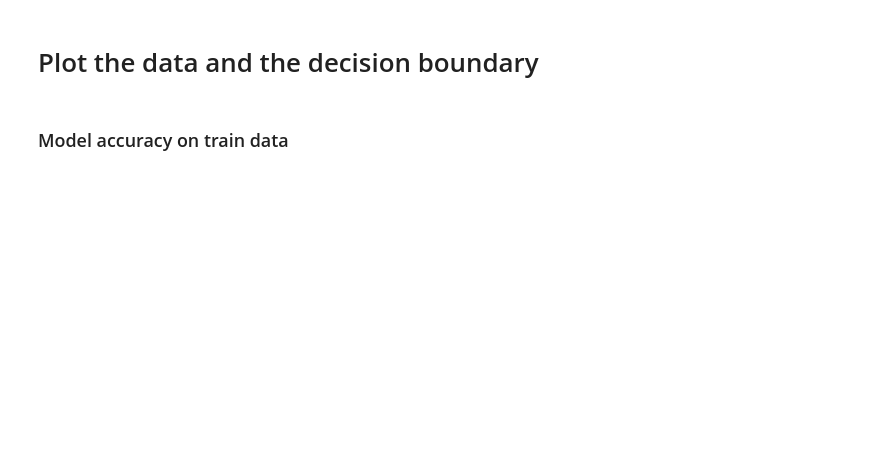
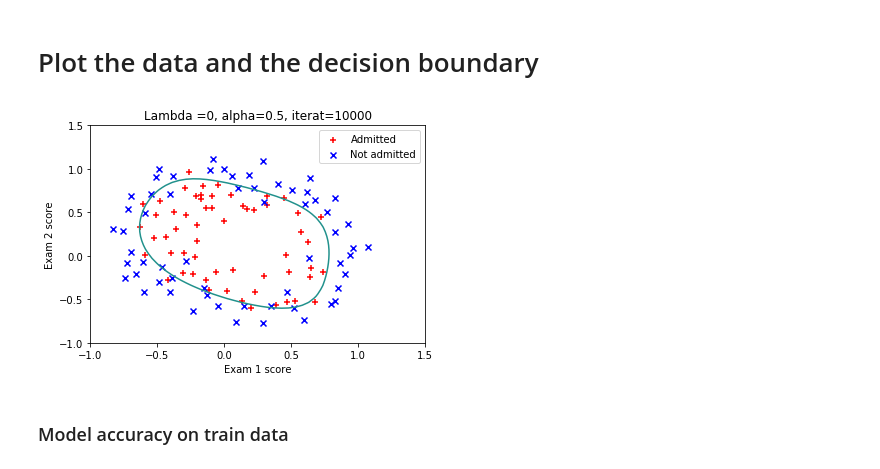
Before and after one commit to vascoalramos/taa, a Jupyter notebook: practical-labs/lab03/ML_Regularized_LogReg.ipynb, the cells around one changed output. Cells and saved outputs as stored; diff of their text form; code cells hidden in the pictures; blank space fills up the shorter version.

```diff
--- a/practical-labs/lab03/ML_Regularized_LogReg.ipynb
+++ b/practical-labs/lab03/ML_Regularized_LogReg.ipynb
@@ -99,11 +129,11 @@ def sigmoid(z):
     of the logistic regression classifier
     """
 
-    #number of training examples
-    m=?
+    # number of training examples
+    m = X.shape[0]
 
-    #vector of the model predictions for all training examples
-    h = ?
+    # vector of the model predictions for all training examples
+    h = sigmoid(np.dot(X, theta))
 
     error = (-y * np.log(h)) - ((1-y)*np.log(1-h))
 
@@ -128,12 +158,13 @@ def sigmoid(z):
 Initialize vector theta to 0 and call *costFunctionReg* function.
 # %%
 # Initialize fitting parameters
-initial_theta = ?
+n = X.shape[1]
+initial_theta = np.zeros((n,1))
 
 # Set regularization parameter lambda to 0
-Lambda = ?
+Lambda = 0
 
-#Call CostFunctionReg and get the cost and gradients for initial_theta
-cost, grad= ?
+# Call CostFunctionReg and get the cost and gradients for initial_theta
+cost, grad= costFunctionReg(X, y, initial_theta, Lambda)
 
 print("Cost for initial theta is",round(cost,3) )  #ANSWER: Cost for initial theta is 0.693
@@ -154,11 +187,11 @@ def gradientDescent(X,y,theta,alpha,num_iters,Lambda):
 
     for i in range(num_iters):
 
-        #call CostFunctionReg
-        cost, grad = ?
+        # call CostFunctionReg
+        cost, grad = costFunctionReg(X, y, theta, Lambda)
 
-        #update theta
-        theta = ?
+        # update theta
+        theta = theta - (alpha * grad)
 
         J_history.append(cost)
 
@@ -194,11 +227,13 @@ Make tests with different values of λ, keeping the learning rate alpha=0.5. Get
 <img src="images/L10_a05_it200_plot1.png" style="width:250px;height:200px;">
 <caption><center> **Fig. 8** : **λ = 10,Train Accuracy: 71.20 %** </center></caption>
 # %%
-Lambda =?
-alpha=?
-iterat=?
-initial_theta = ?
-theta , J_history = gradientDescent(Xmap,y,initial_theta,alpha,iterat,Lambda)
+Lambda = 0
+alpha = 0.5
+iterat = 10000
+
+n = Xmap.shape[1]
+initial_theta = np.zeros((n,1))
+theta , J_history = gradientDescent(Xmap, y, initial_theta, alpha, iterat, Lambda)
 # %% [markdown]
 ### Plot the Cost function
 # %%
@@ -220,23 +258,25 @@ def mapFeaturePlot(x1,x2,degree):
             out= np.hstack((out,terms))
     return out
 # %%
-plt.scatter(Xmap[pos[:,0],1],Xmap[pos[:,0],2],c="r",marker="+",label="Admitted")
-plt.scatter(Xmap[neg[:,0],1],Xmap[neg[:,0],2],c="b",marker="x",label="Not admitted")
+plt.scatter(Xmap[positives[:,0],1], Xmap[positives[:,0],2], c="r", marker="+", label="Admitted")
+plt.scatter(Xmap[negatives[:,0],1], Xmap[negatives[:,0],2], c="b", marker="x", label="Not admitted")
 
 # Plotting decision boundary
-
 u_vals = np.linspace(-1,1.5,50)
 v_vals= np.linspace(-1,1.5,50)
 z=np.zeros((len(u_vals),len(v_vals)))
 for i in range(len(u_vals)):
     for j in range(len(v_vals)):
         z[i,j] =mapFeaturePlot(u_vals[i],v_vals[j],degree) @ theta
 
 plt.contour(u_vals,v_vals,z.T,0)
 plt.xlabel("Exam 1 score")
 plt.ylabel("Exam 2 score")
 plt.legend(loc=0)
-plt.title('Lambda =?, alpha=0.5, iterat=?')
+plt.title('Lambda =0, alpha=0.5, iterat=10000')
+plt.show()
+# %% [output]
+[figure, added]
 # %% [markdown]
 ### Model accuracy on train data
 # %%
```
Also changed, not shown: parts of 11 cells of this notebook, 1 other file.
